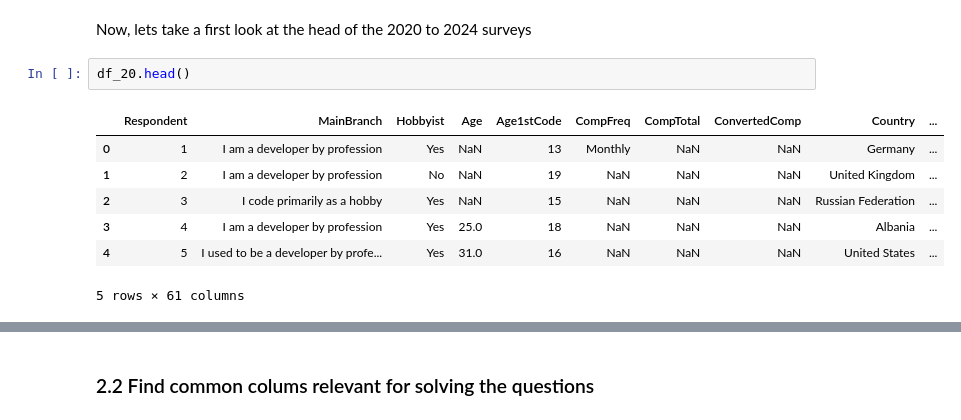
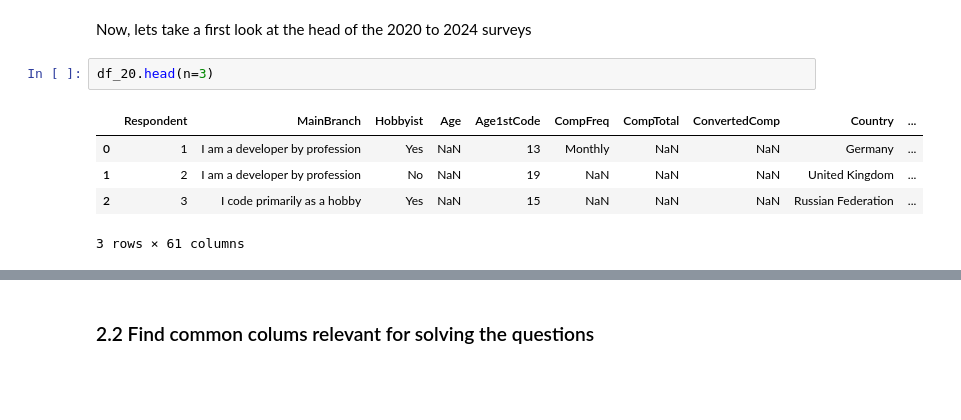
Before and after one commit to Enginamics/stackoverflow_survey_analysis, a Jupyter notebook: stackoverflow_survey_analysis.ipynb, the cells around one changed output, grey strips where cells are left out. Drawn from its saved outputs; the diff is of its cells as text; blank space fills up the shorter version.

```diff
--- a/stackoverflow_survey_analysis.ipynb
+++ b/stackoverflow_survey_analysis.ipynb
@@ -56,13 +61,11 @@ df_24_schema = pd.read_csv('./data/stack-overflow-developer-survey-2024/survey_r
 # %% [markdown]
 Now, lets take a first look at the head of the 2020 to 2024 surveys
 # %%
-df_20.head()
+df_20.head(n=3)
 # %% [output]
 |  | Respondent | MainBranch | Hobbyist | Age | Age1stCode | CompFreq | CompTotal | ConvertedComp | Country | ... |
 | 0 | 1 | I am a developer by profession | Yes | NaN | 13 | Monthly | NaN | NaN | Germany | ... |
 | 1 | 2 | I am a developer by profession | No | NaN | 19 | NaN | NaN | NaN | United Kingdom | ... |
 | 2 | 3 | I code primarily as a hobby | Yes | NaN | 15 | NaN | NaN | NaN | Russian Federation | ... |
-| 3 | 4 | I am a developer by profession | Yes | 25.0 | 18 | NaN | NaN | NaN | Albania | ... |
-| 4 | 5 | I used to be a developer by profe... | Yes | 31.0 | 16 | NaN | NaN | NaN | United States | ... |
-5 rows × 61 columns
+3 rows × 61 columns
 # %%
```
Also changed, not shown: parts of 65 cells of this notebook, 1 other file.
